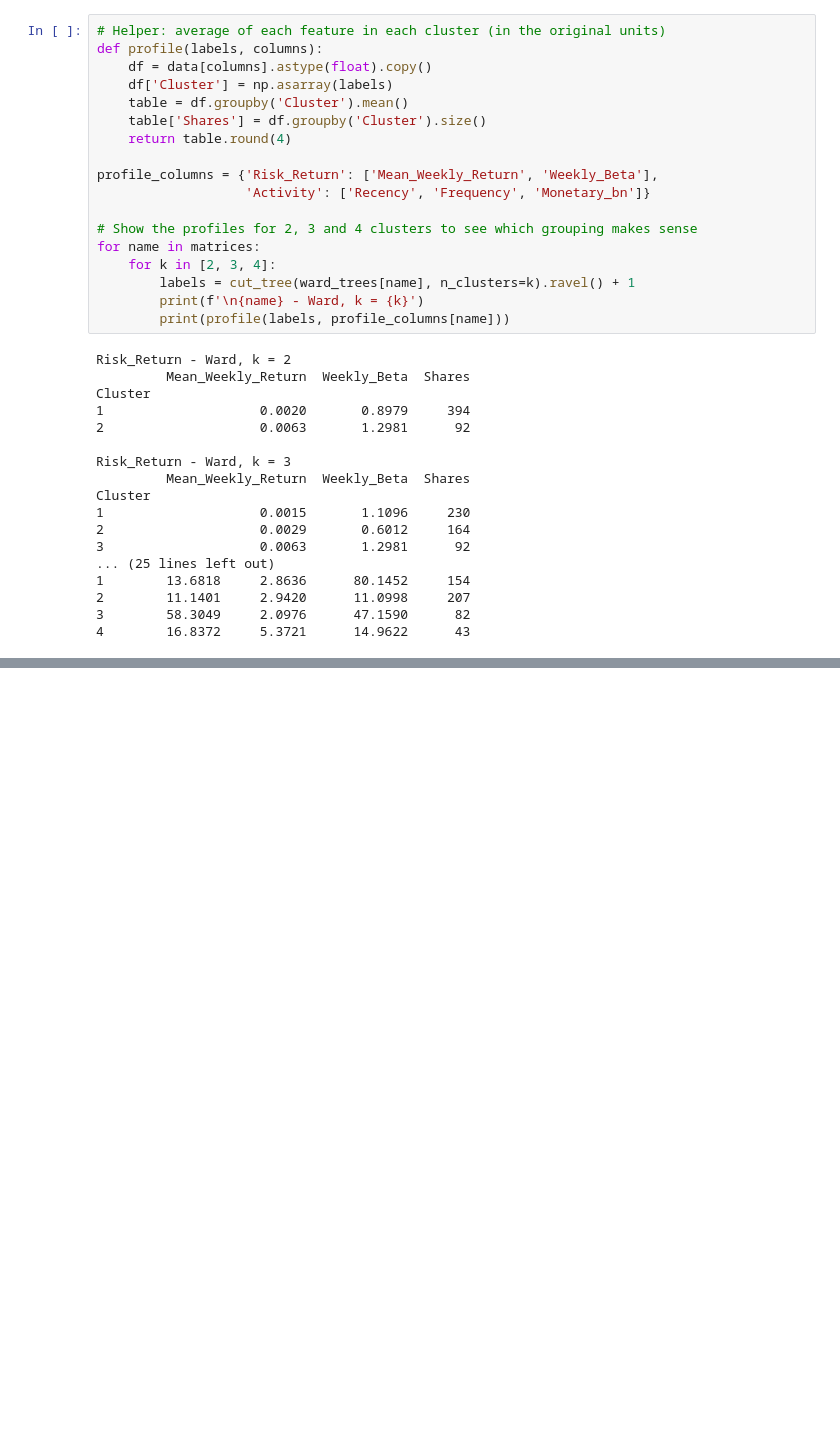
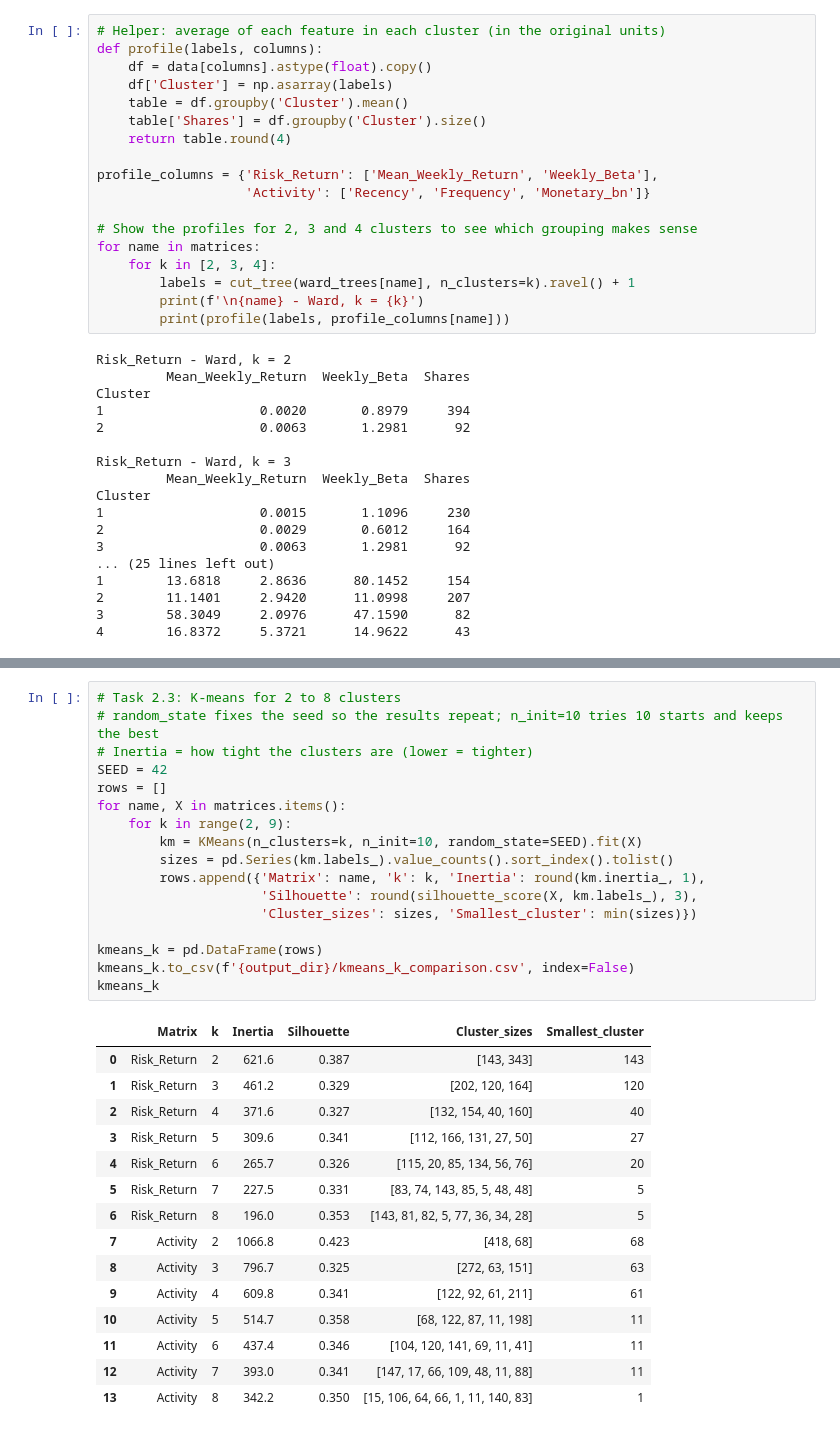
Before and after one commit to suhailnoor1821/CRM_CW1_Stock_Segmentation, a Jupyter notebook: CRM_CW1.ipynb, the cells around one changed output, grey strips where cells are left out. Drawn from its saved outputs; the diff is of its cells as text; blank space fills up the shorter version.

Commit message:
2.3 K-means clustering

```diff
--- a/CRM_CW1.ipynb
+++ b/CRM_CW1.ipynb
@@ -853,0 +857,33 @@ Cluster
+# %%
+# Task 2.3: K-means for 2 to 8 clusters
+# random_state fixes the seed so the results repeat; n_init=10 tries 10 starts and keeps the best
+# Inertia = how tight the clusters are (lower = tighter)
+SEED = 42
+rows = []
+for name, X in matrices.items():
+    for k in range(2, 9):
+        km = KMeans(n_clusters=k, n_init=10, random_state=SEED).fit(X)
+        sizes = pd.Series(km.labels_).value_counts().sort_index().tolist()
+        rows.append({'Matrix': name, 'k': k, 'Inertia': round(km.inertia_, 1),
+                     'Silhouette': round(silhouette_score(X, km.labels_), 3),
+                     'Cluster_sizes': sizes, 'Smallest_cluster': min(sizes)})
+
+kmeans_k = pd.DataFrame(rows)
+kmeans_k.to_csv(f'{output_dir}/kmeans_k_comparison.csv', index=False)
+kmeans_k
+# %% [output]
+|  | Matrix | k | Inertia | Silhouette | Cluster_sizes | Smallest_cluster |
+| 0 | Risk_Return | 2 | 621.6 | 0.387 | [143, 343] | 143 |
+| 1 | Risk_Return | 3 | 461.2 | 0.329 | [202, 120, 164] | 120 |
+| 2 | Risk_Return | 4 | 371.6 | 0.327 | [132, 154, 40, 160] | 40 |
+| 3 | Risk_Return | 5 | 309.6 | 0.341 | [112, 166, 131, 27, 50] | 27 |
+| 4 | Risk_Return | 6 | 265.7 | 0.326 | [115, 20, 85, 134, 56, 76] | 20 |
+| 5 | Risk_Return | 7 | 227.5 | 0.331 | [83, 74, 143, 85, 5, 48, 48] | 5 |
+| 6 | Risk_Return | 8 | 196.0 | 0.353 | [143, 81, 82, 5, 77, 36, 34, 28] | 5 |
+| 7 | Activity | 2 | 1066.8 | 0.423 | [418, 68] | 68 |
+| 8 | Activity | 3 | 796.7 | 0.325 | [272, 63, 151] | 63 |
+| 9 | Activity | 4 | 609.8 | 0.341 | [122, 92, 61, 211] | 61 |
+| 10 | Activity | 5 | 514.7 | 0.358 | [68, 122, 87, 11, 198] | 11 |
+| 11 | Activity | 6 | 437.4 | 0.346 | [104, 120, 141, 69, 11, 41] | 11 |
+| 12 | Activity | 7 | 393.0 | 0.341 | [147, 17, 66, 109, 48, 11, 88] | 11 |
+| 13 | Activity | 8 | 342.2 | 0.350 | [15, 106, 64, 66, 1, 11, 140, 83] | 1 |
```
Also changed, not shown: parts of 2 cells of this notebook.
